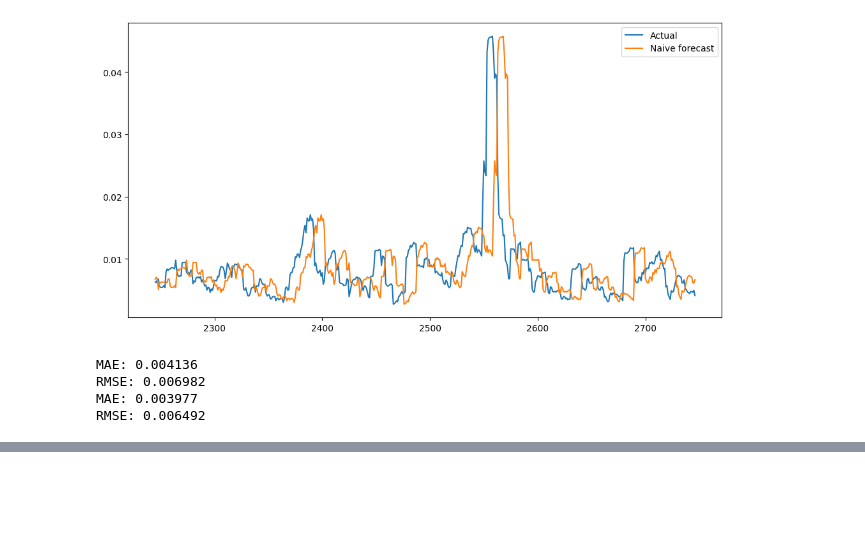
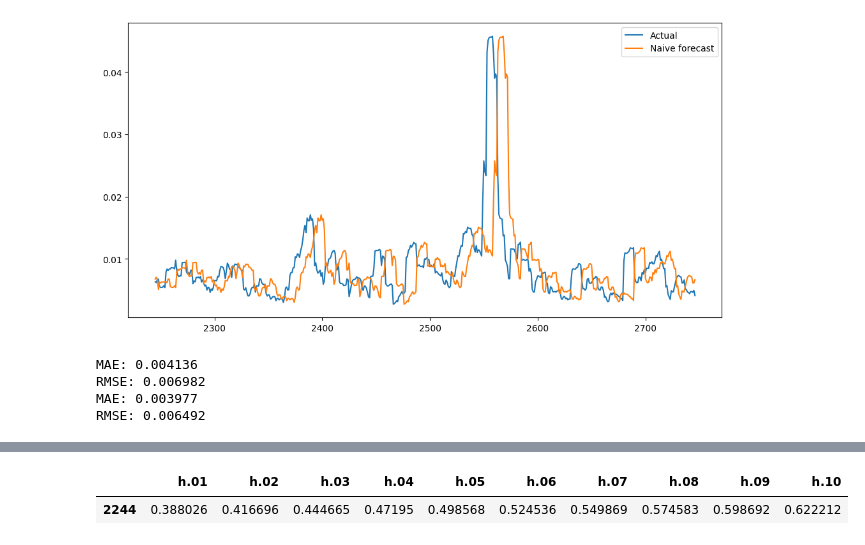
Before and after one commit to Noha-Jung3/Market-Volatility-Prediction, a Jupyter notebook: 03_baselines_and_GARCH.ipynb, the cells around one changed output, grey strips where cells are left out. Drawn from its saved outputs; the diff is of its cells as text; code cells hidden in the pictures; blank space fills up the shorter version.

Commit message:
GARCH baseline completed

```diff
--- a/03_baselines_and_GARCH.ipynb
+++ b/03_baselines_and_GARCH.ipynb
@@ -66,0 +81,13 @@ RMSE: 0.006492
+# %%
+returns_train = (naive_train["log_return"]).dropna()
+# %%
+returns_train = returns_train*100
+# %%
+garch = arch_model(
+    returns_train,
+    vol = "GARCH",
+    p = 1,
+    q = 1
+)
+
+garch_fit = garch.fit(disp="off")
@@ -66,0 +114,7 @@ RMSE: 0.006492
+# %%
+forecast = garch_fit.forecast(horizon=10)
+# %%
+forecast.variance.tail()
+# %% [output]
+|  | h.01 | h.02 | h.03 | h.04 | h.05 | h.06 | h.07 | h.08 | h.09 | h.10 |
+| 2244 | 0.388026 | 0.416696 | 0.444665 | 0.47195 | 0.498568 | 0.524536 | 0.549869 | 0.574583 | 0.598692 | 0.622212 |
```
Also changed, not shown: parts of 18 cells of this notebook.
